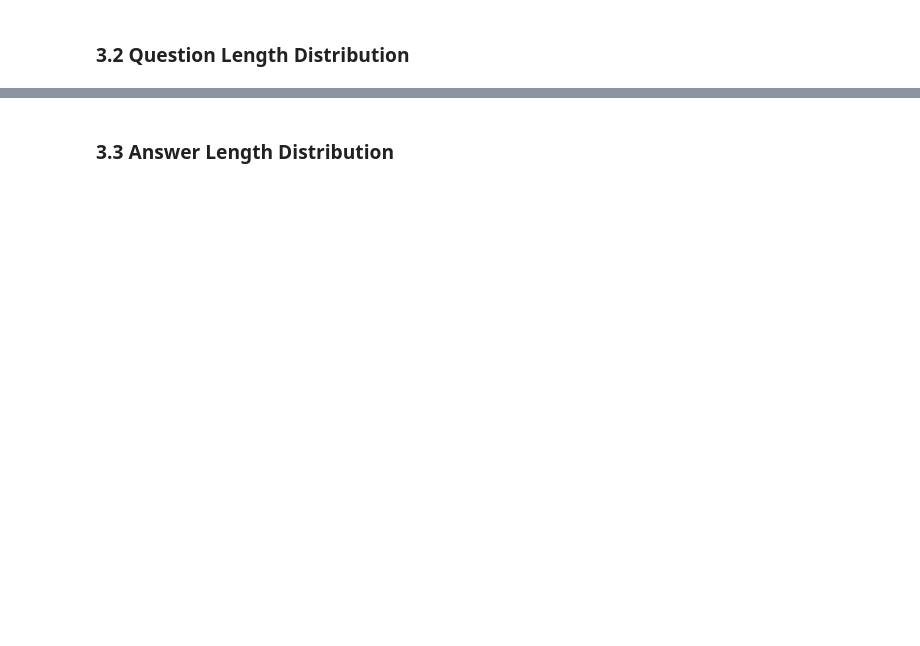
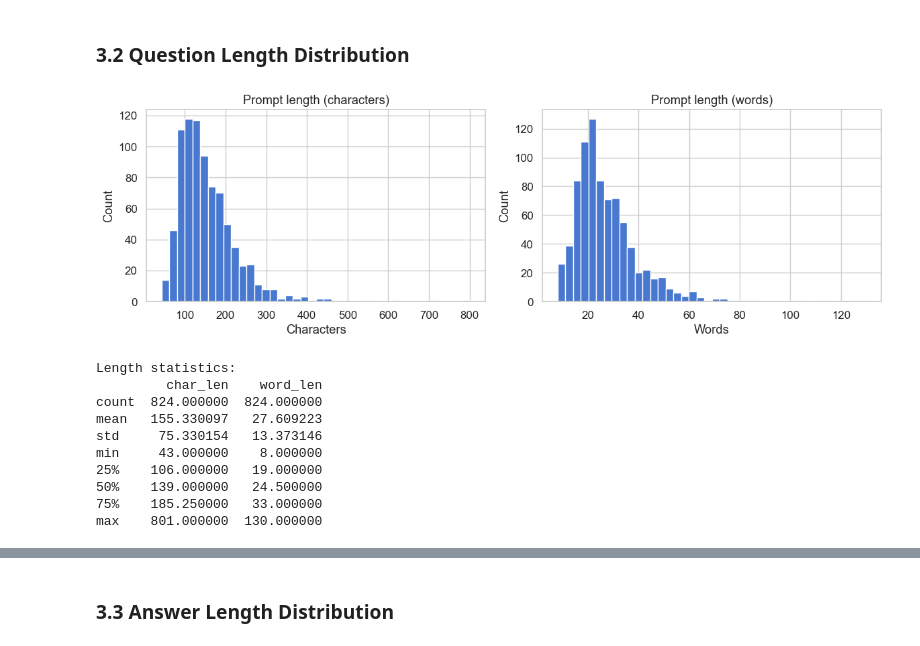
Before and after one commit to leaxinghui/INFO371a, a Jupyter notebook: frames_eda.ipynb, the cells around one changed output, grey strips where cells are left out. Cells and saved outputs as stored; diff of their text form; code cells hidden in the pictures; blank space fills up the shorter version.

```diff
--- a/frames_eda.ipynb
+++ b/frames_eda.ipynb
@@ -111,0 +175,45 @@ else:
+# %%
+prompt_col = "Prompt"
+
+if prompt_col in df.columns:
+
+    q_char_len = df[prompt_col].astype(str).apply(len)
+    q_word_len = df[prompt_col].astype(str).apply(lambda x: len(x.split()))
+
+    plt.figure(figsize=(12, 4))
+
+    plt.subplot(1, 2, 1)
+    plt.hist(q_char_len, bins=40)
+    plt.title("Prompt length (characters)")
+    plt.xlabel("Characters")
+    plt.ylabel("Count")
+
+    plt.subplot(1, 2, 2)
+    plt.hist(q_word_len, bins=40)
+    plt.title("Prompt length (words)")
+    plt.xlabel("Words")
+    plt.ylabel("Count")
+
+    plt.tight_layout()
+    plt.show()
+
+    print("\nLength statistics:")
+    print(pd.DataFrame({
+        "char_len": q_char_len,
+        "word_len": q_word_len
+    }).describe())
+
+else:
+    print("Prompt column not found. Columns:", list(df.columns))
+# %% [output]
+[figure, added]
+Length statistics:
+         char_len    word_len
+count  824.000000  824.000000
+mean   155.330097   27.609223
+std     75.330154   13.373146
+min     43.000000    8.000000
+25%    106.000000   19.000000
+50%    139.000000   24.500000
+75%    185.250000   33.000000
+max    801.000000  130.000000
```
Also changed, not shown: parts of 43 cells of this notebook.
